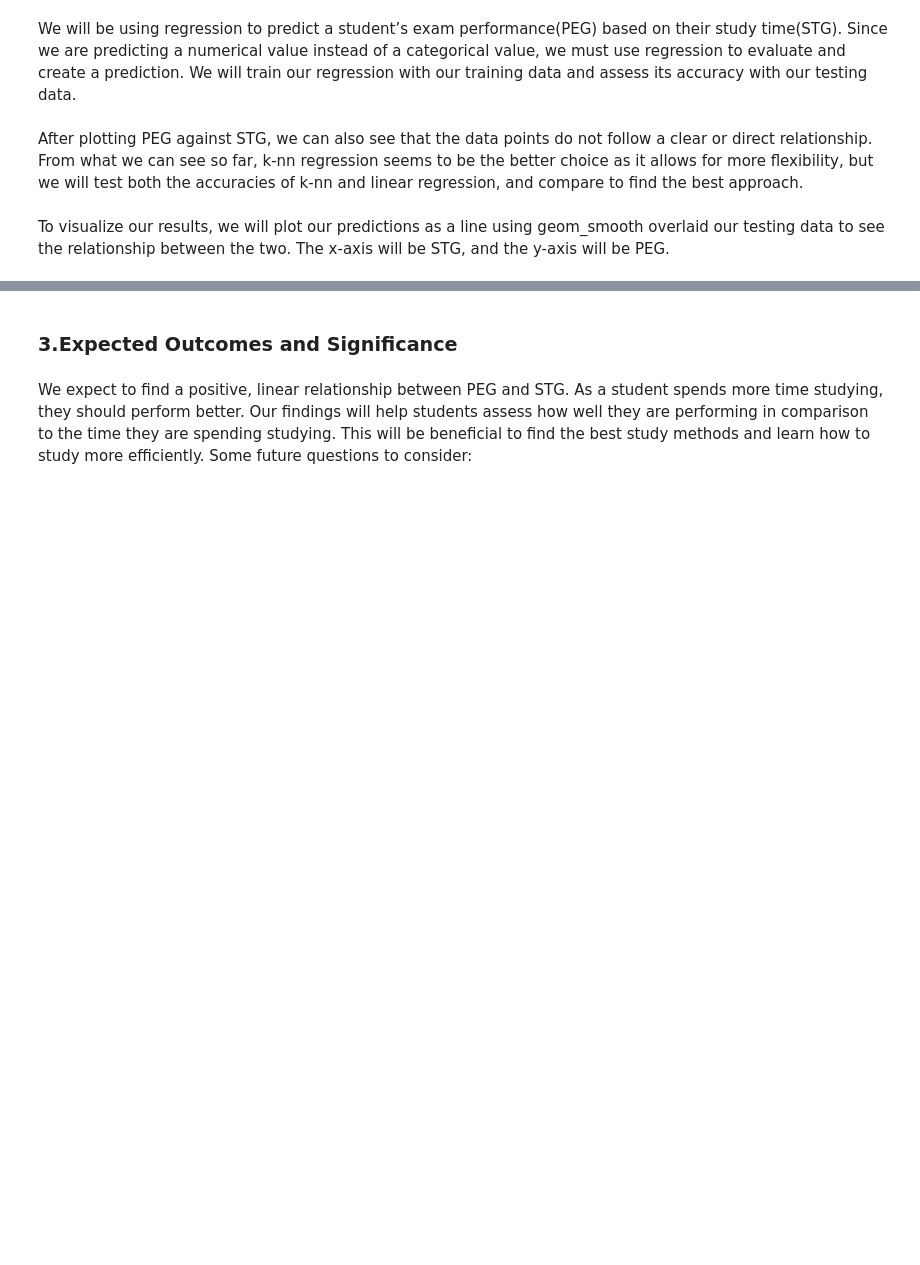
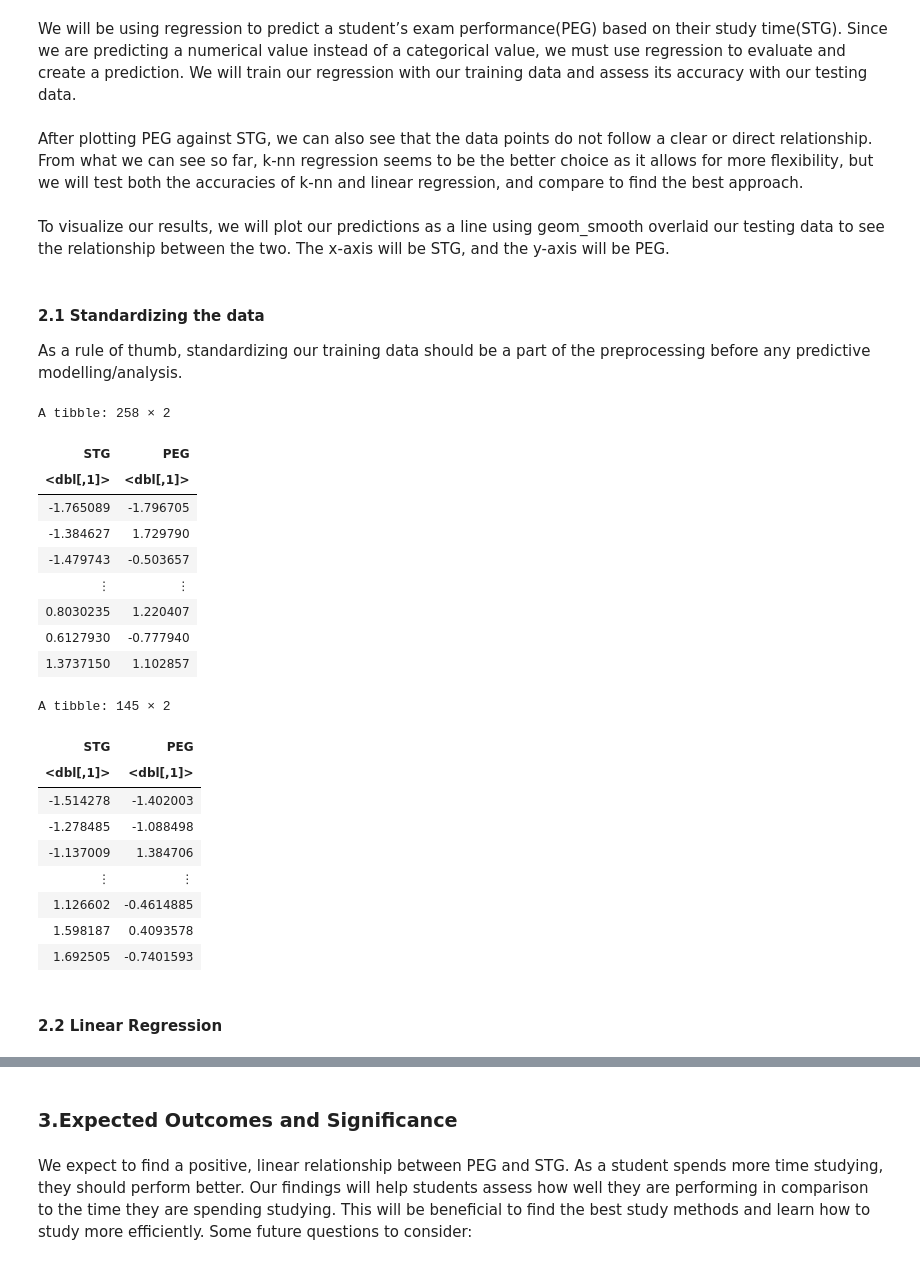
Before and after one commit to snowwang99/DSCI100_group32_project, a Jupyter notebook: DSCI100_Group32_Report.ipynb, the cells around one changed output, grey strips where cells are left out. Drawn from its saved outputs; the diff is of its cells as text; code cells hidden in the pictures; blank space fills up the shorter version.

```diff
--- a/DSCI100_Group32_Report.ipynb
+++ b/DSCI100_Group32_Report.ipynb
@@ -280,3 +280,39 @@ We will be using regression to predict a student’s exam performance(PEG) based
 After plotting PEG against STG, we can also see that the data points do not follow a clear or direct relationship. From what we can see so far, k-nn regression seems to be the better choice as it allows for more flexibility, but we will test both the accuracies of k-nn and linear regression, and compare to find the best approach.
 # %% [markdown]
 To visualize our results, we will plot our predictions as a line using geom_smooth overlaid our testing data to see the relationship between the two. The x-axis will be STG, and the y-axis will be PEG.
+# %% [markdown]
+#### 2.1 Standardizing the data
+As a rule of thumb, standardizing our training data should be a part of the preprocessing before any predictive modelling/analysis.
+# %%
+user_training <- user_training %>%
+mutate(PEG = scale(PEG,center = TRUE),
+       STG = scale(STG,center = TRUE))
+user_training
+
+user_testing <- user_testing %>%
+mutate(PEG = scale(PEG,center = TRUE),
+       STG = scale(STG,center = TRUE))
+user_testing
+# %% [output]
+A tibble: 258 × 2
+| STG | PEG |
+| <dbl[,1]> | <dbl[,1]> |
+| -1.765089 | -1.796705 |
+| -1.384627 | 1.729790 |
+| -1.479743 | -0.503657 |
+| ⋮ | ⋮ |
+| 0.8030235 | 1.220407 |
+| 0.6127930 | -0.777940 |
+| 1.3737150 | 1.102857 |
+A tibble: 145 × 2
+| STG | PEG |
+| <dbl[,1]> | <dbl[,1]> |
+| -1.514278 | -1.402003 |
+| -1.278485 | -1.088498 |
+| -1.137009 | 1.384706 |
+| ⋮ | ⋮ |
+| 1.126602 | -0.4614885 |
+| 1.598187 | 0.4093578 |
+| 1.692505 | -0.7401593 |
+# %% [markdown]
+#### 2.2 Linear Regression
```
Also changed, not shown: parts of 8 cells of this notebook.
